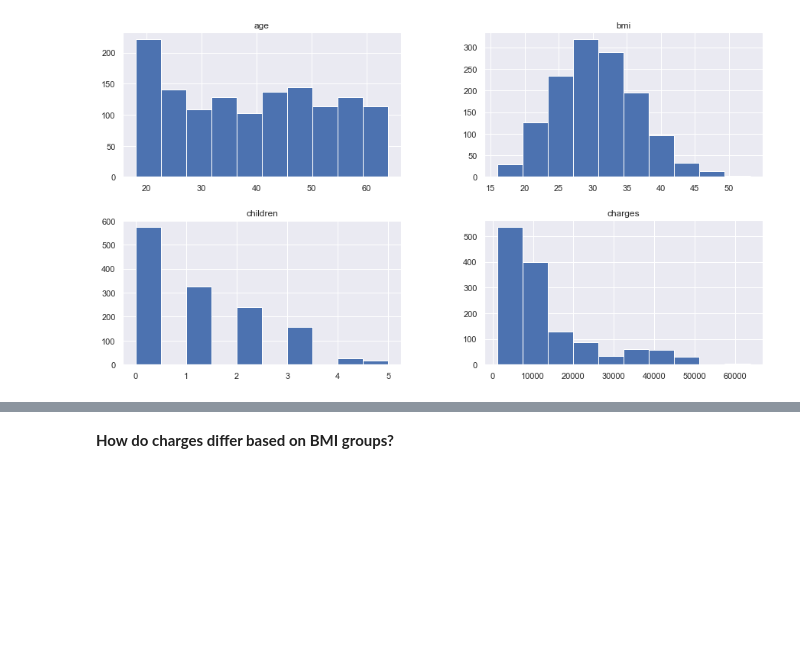
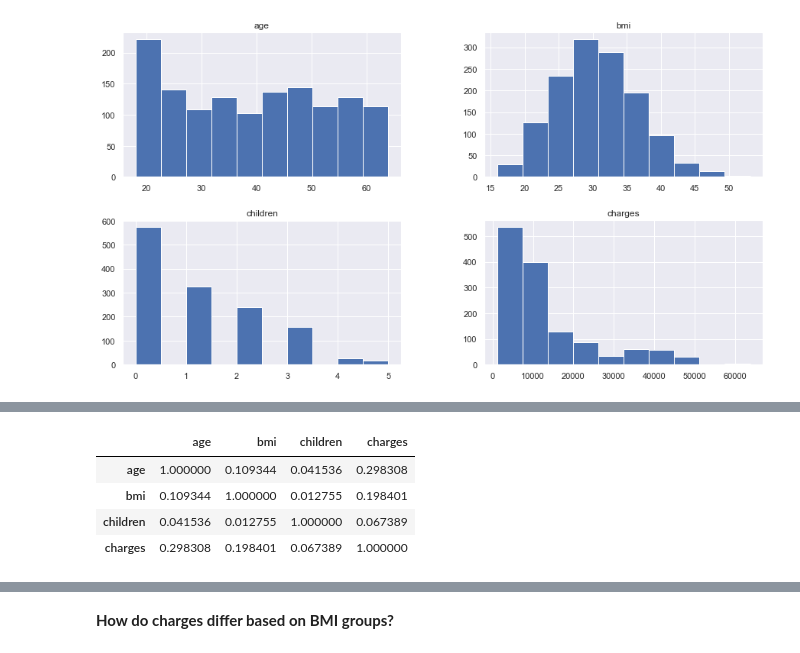
Before and after one commit to BuhariS/insurance_claim_prediction, a Jupyter notebook: insurance_claim.ipynb, the cells around one changed output, grey strips where cells are left out. Cells and saved outputs as stored; diff of their text form; code cells hidden in the pictures; blank space fills up the shorter version.

```diff
--- a/insurance_claim.ipynb
+++ b/insurance_claim.ipynb
@@ -414,0 +417,8 @@ The bar charts reveal the following:
+# %%
+insurance_df.corr()
+# %% [output]
+|  | age | bmi | children | charges |
+| age | 1.000000 | 0.109344 | 0.041536 | 0.298308 |
+| bmi | 0.109344 | 1.000000 | 0.012755 | 0.198401 |
+| children | 0.041536 | 0.012755 | 1.000000 | 0.067389 |
+| charges | 0.298308 | 0.198401 | 0.067389 | 1.000000 |
```
Also changed, not shown: parts of 64 cells of this notebook.
